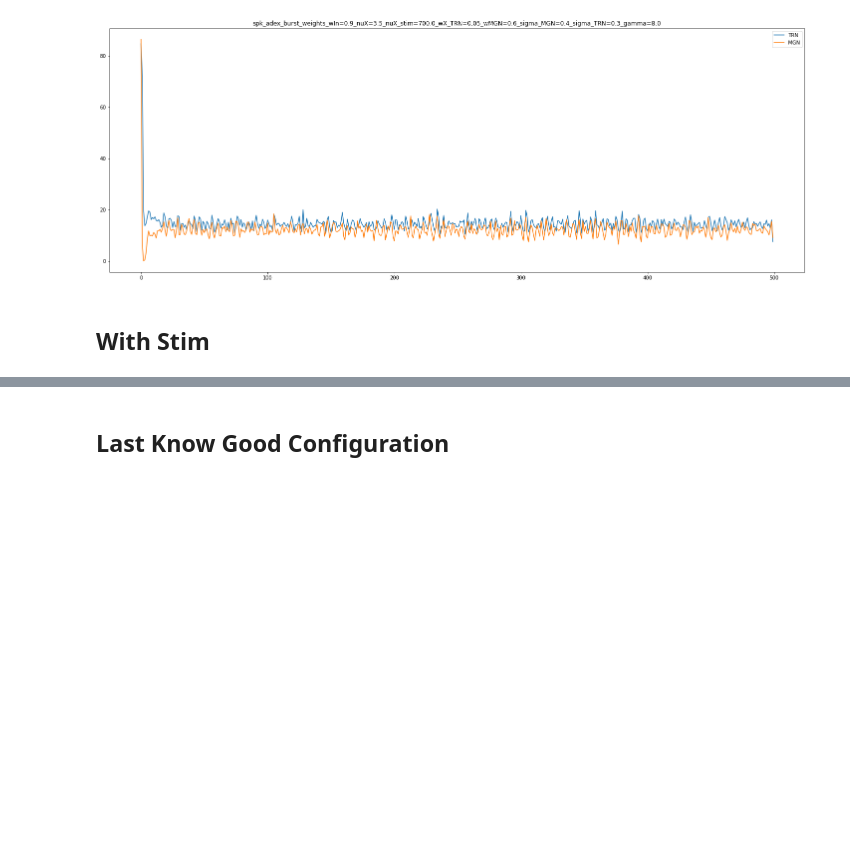
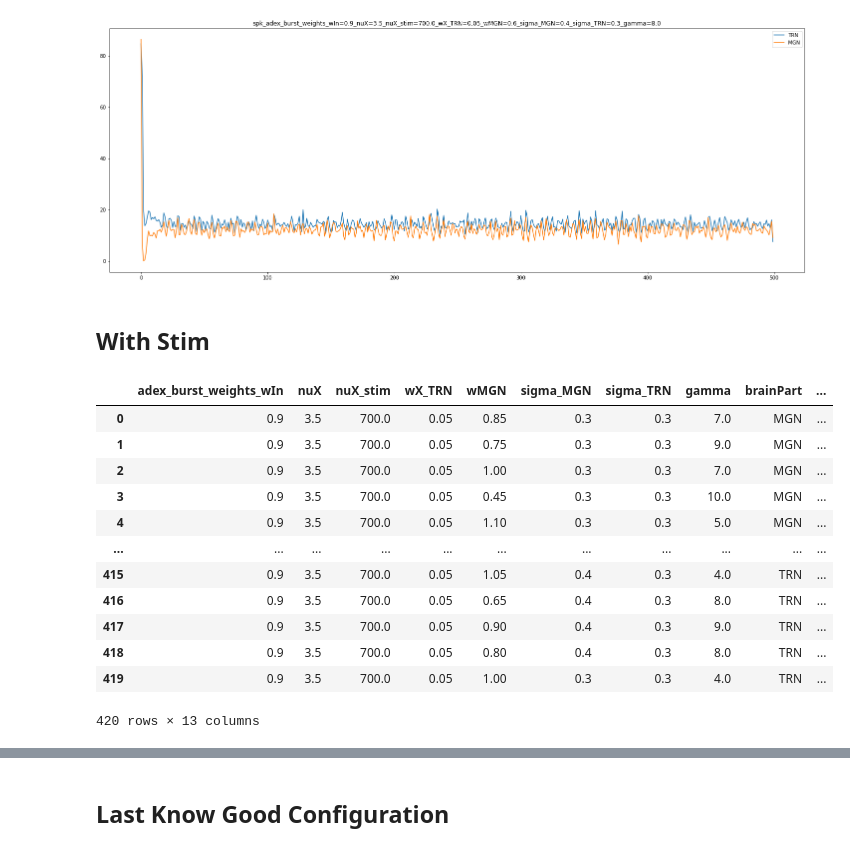
Before and after one commit to 104H/simulenation, a Jupyter notebook: src/dataanalysis.ipynb, the cells around one changed output, grey strips where cells are left out. Saved outputs shown, nothing was run; the diff lists cells and outputs as text; code cells hidden in the pictures; blank space fills up the shorter version.

```diff
--- a/src/dataanalysis.ipynb
+++ b/src/dataanalysis.ipynb
@@ -266,6 +222,22 @@ ax.legend()
 files3 = pipeline.readfiles("demyelination/data/adex_burst_weights_wIn=0.9/activity/");
 # %%
 df3 = preparedf(files3);
+# %%
+df3
+# %% [output]
+|  | adex_burst_weights_wIn | nuX | nuX_stim | wX_TRN | wMGN | sigma_MGN | sigma_TRN | gamma | brainPart | ... |
+| 0 | 0.9 | 3.5 | 700.0 | 0.05 | 0.85 | 0.3 | 0.3 | 7.0 | MGN | ... |
+| 1 | 0.9 | 3.5 | 700.0 | 0.05 | 0.75 | 0.3 | 0.3 | 9.0 | MGN | ... |
+| 2 | 0.9 | 3.5 | 700.0 | 0.05 | 1.00 | 0.3 | 0.3 | 7.0 | MGN | ... |
+| 3 | 0.9 | 3.5 | 700.0 | 0.05 | 0.45 | 0.3 | 0.3 | 10.0 | MGN | ... |
+| 4 | 0.9 | 3.5 | 700.0 | 0.05 | 1.10 | 0.3 | 0.3 | 5.0 | MGN | ... |
+| ... | ... | ... | ... | ... | ... | ... | ... | ... | ... | ... |
+| 415 | 0.9 | 3.5 | 700.0 | 0.05 | 1.05 | 0.4 | 0.3 | 4.0 | TRN | ... |
+| 416 | 0.9 | 3.5 | 700.0 | 0.05 | 0.65 | 0.4 | 0.3 | 8.0 | TRN | ... |
+| 417 | 0.9 | 3.5 | 700.0 | 0.05 | 0.90 | 0.4 | 0.3 | 9.0 | TRN | ... |
+| 418 | 0.9 | 3.5 | 700.0 | 0.05 | 0.80 | 0.4 | 0.3 | 8.0 | TRN | ... |
+| 419 | 0.9 | 3.5 | 700.0 | 0.05 | 1.00 | 0.3 | 0.3 | 4.0 | TRN | ... |
+420 rows × 13 columns
 # %%
 fig, ax = plt.subplots(nrows=4, ncols=2)
 
```
Also changed, not shown: parts of 7 cells of this notebook.
